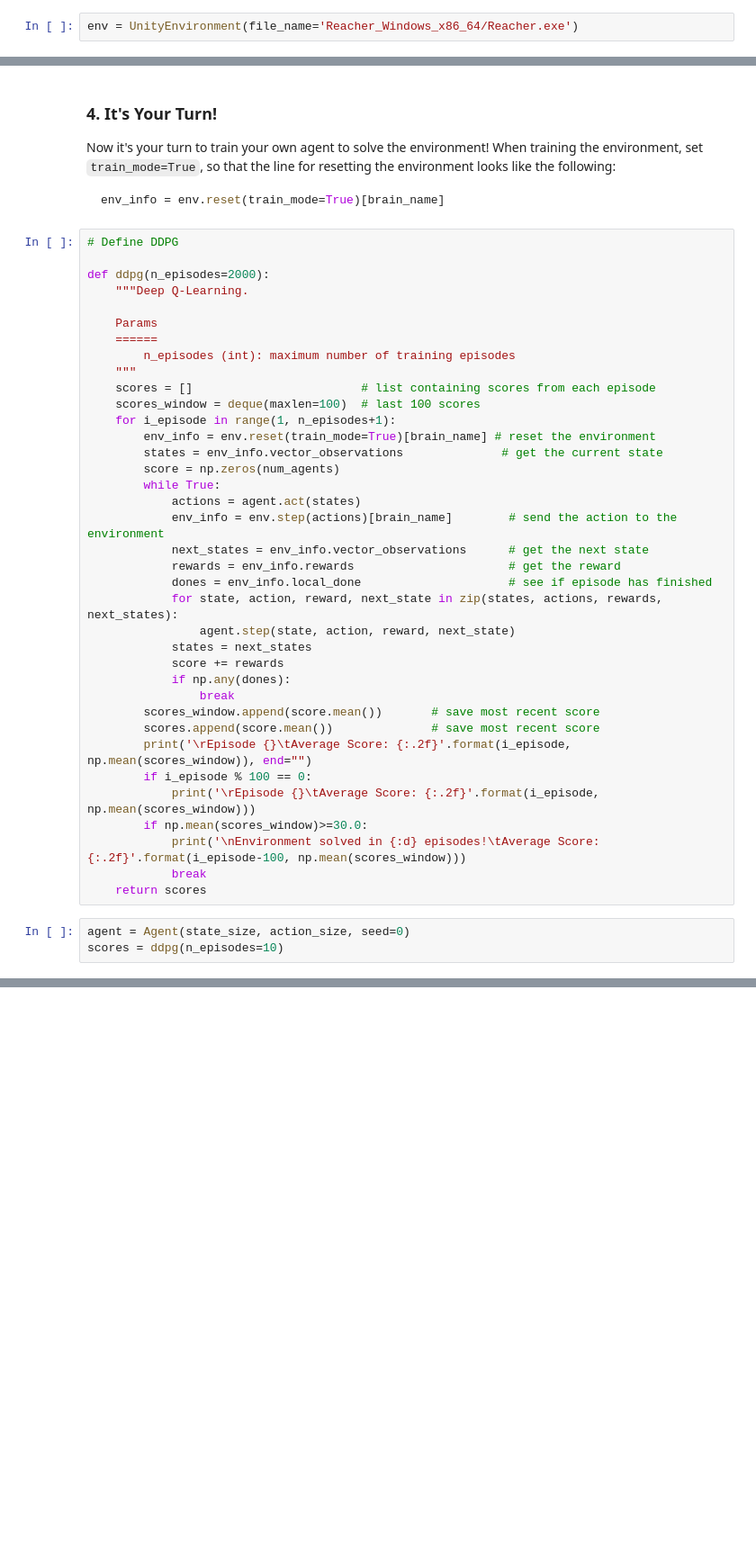
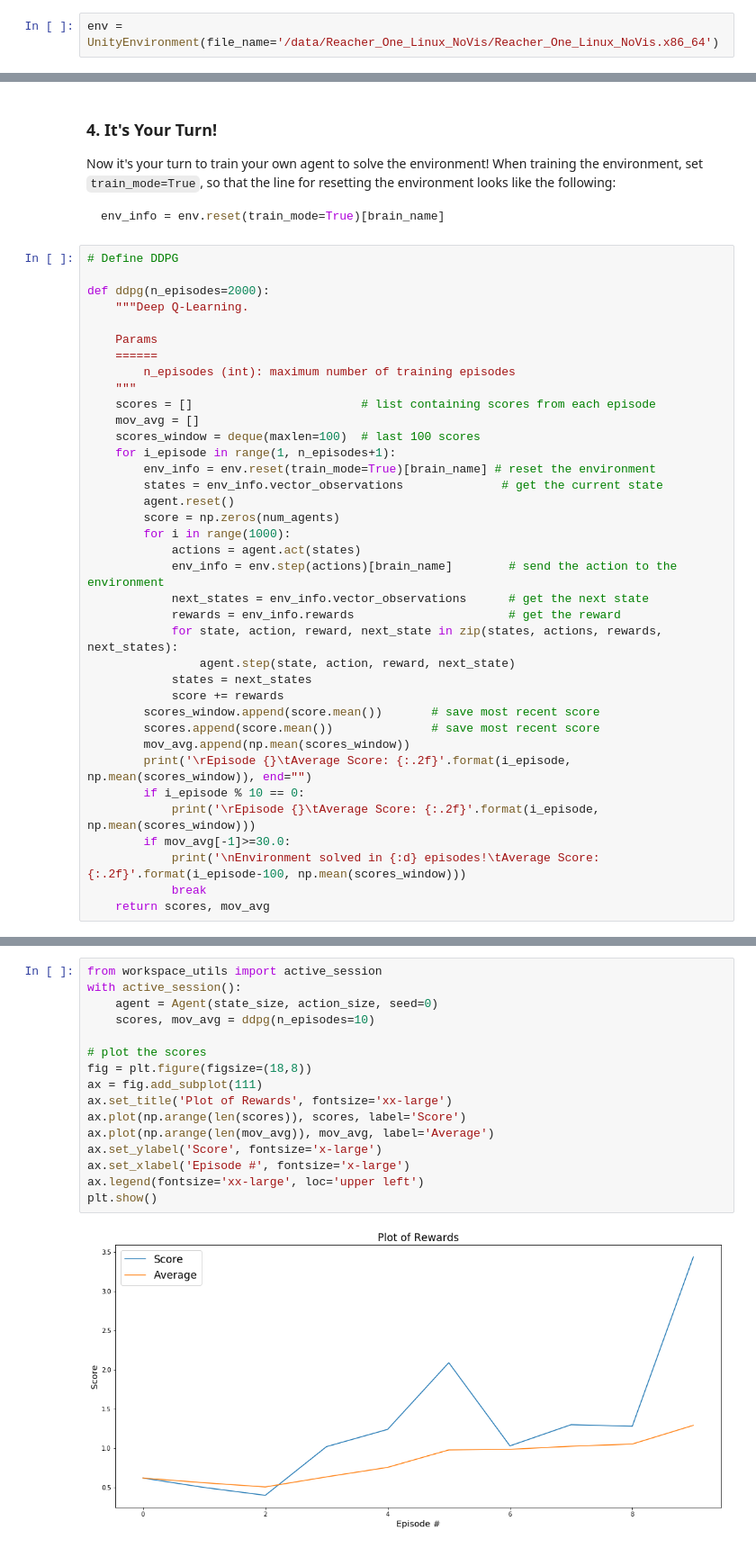
Before and after one commit to LucianaRocha/drlnd-project-2-continuous-control, a Jupyter notebook: Continuous_Control.ipynb, the cells around one changed output, grey strips where cells are left out. Shown: that part at 90% size. Saved outputs shown, nothing was run; the diff lists cells and outputs as text; blank space fills up the shorter version.

Commit message:
feat: Plot rewards

````diff
--- a/Continuous_Control.ipynb
+++ b/Continuous_Control.ipynb
@@ -30,7 +41,7 @@ For instance, if you are using a Mac, then you downloaded `Reacher.app`.  If thi
 env = UnityEnvironment(file_name="Reacher.app")
 ```
 # %%
-env = UnityEnvironment(file_name='Reacher_Windows_x86_64/Reacher.exe')
+env = UnityEnvironment(file_name='/data/Reacher_One_Linux_NoVis/Reacher_One_Linux_NoVis.x86_64')
 # %% [output]
 INFO:unityagents:
 'Academy' started successfully!
@@ -139,32 +150,29 @@ def ddpg(n_episodes=2000):
         n_episodes (int): maximum number of training episodes
     """
     scores = []                        # list containing scores from each episode
+    mov_avg = []
     scores_window = deque(maxlen=100)  # last 100 scores
     for i_episode in range(1, n_episodes+1):
         env_info = env.reset(train_mode=True)[brain_name] # reset the environment
         states = env_info.vector_observations              # get the current state
+        agent.reset()
         score = np.zeros(num_agents)
-        while True:
+        for i in range(1000):
             actions = agent.act(states)
             env_info = env.step(actions)[brain_name]        # send the action to the environment
             next_states = env_info.vector_observations      # get the next state
             rewards = env_info.rewards                      # get the reward
-            dones = env_info.local_done                     # see if episode has finished
             for state, action, reward, next_state in zip(states, actions, rewards, next_states):
                 agent.step(state, action, reward, next_state)
             states = next_states
             score += rewards
-            if np.any(dones):
-                break
         scores_window.append(score.mean())       # save most recent score
         scores.append(score.mean())              # save most recent score
+        mov_avg.append(np.mean(scores_window))
         print('\rEpisode {}\tAverage Score: {:.2f}'.format(i_episode, np.mean(scores_window)), end="")
-        if i_episode % 100 == 0:
+        if i_episode % 10 == 0:
             print('\rEpisode {}\tAverage Score: {:.2f}'.format(i_episode, np.mean(scores_window)))
-        if np.mean(scores_window)>=30.0:
+        if mov_avg[-1]>=30.0:
             print('\nEnvironment solved in {:d} episodes!\tAverage Score: {:.2f}'.format(i_episode-100, np.mean(scores_window)))
             break
-    return scores
+    return scores, mov_avg
-# %%
-agent = Agent(state_size, action_size, seed=0)
-scores = ddpg(n_episodes=10)
@@ -172,0 +179,18 @@ cuda:0
+# %%
+from workspace_utils import active_session
+with active_session():
+    agent = Agent(state_size, action_size, seed=0)
+    scores, mov_avg = ddpg(n_episodes=10)
+
+# plot the scores
+fig = plt.figure(figsize=(18,8))
+ax = fig.add_subplot(111)
+ax.set_title('Plot of Rewards', fontsize='xx-large')
+ax.plot(np.arange(len(scores)), scores, label='Score')
+ax.plot(np.arange(len(mov_avg)), mov_avg, label='Average')
+ax.set_ylabel('Score', fontsize='x-large')
+ax.set_xlabel('Episode #', fontsize='x-large')
+ax.legend(fontsize='xx-large', loc='upper left')
+plt.show()
+# %% [output]
+[figure, added]
````
Also changed, not shown: parts of 6 cells of this notebook.
